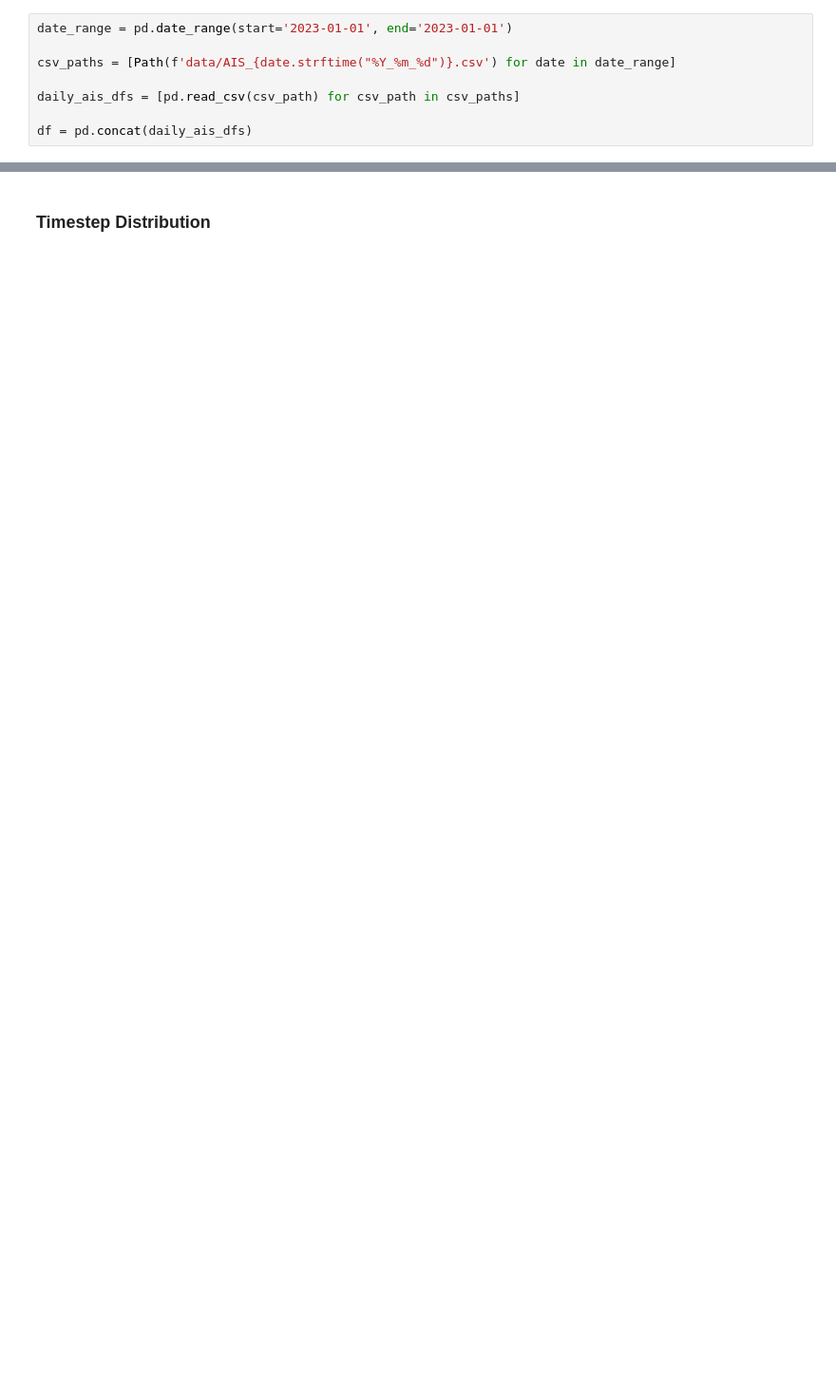
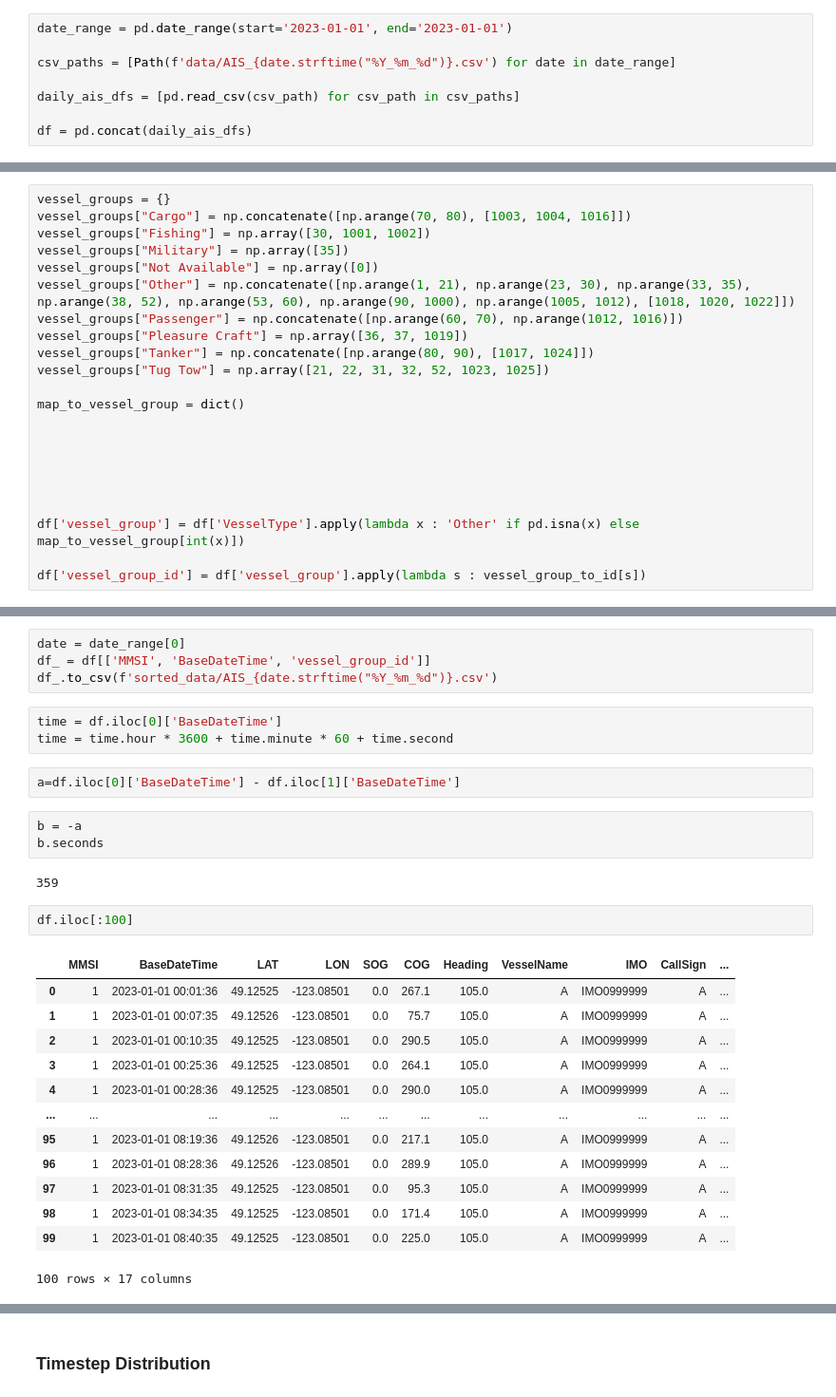
Before and after one commit to Astronauty/raytheon-ais-analysis, a Jupyter notebook: ais_analysis.ipynb, the cells around one changed output, grey strips where cells are left out. Shown: that part at 95% size. Saved outputs shown, nothing was run; the diff lists cells and outputs as text; blank space fills up the shorter version.

```diff
--- a/ais_analysis.ipynb
+++ b/ais_analysis.ipynb
@@ -23,0 +27,22 @@ df = pd.concat(daily_ais_dfs)
+# %%
+vessel_groups = {}
+vessel_groups["Cargo"] = np.concatenate([np.arange(70, 80), [1003, 1004, 1016]])
+vessel_groups["Fishing"] = np.array([30, 1001, 1002])
+vessel_groups["Military"] = np.array([35])
+vessel_groups["Not Available"] = np.array([0])
+vessel_groups["Other"] = np.concatenate([np.arange(1, 21), np.arange(23, 30), np.arange(33, 35), np.arange(38, 52), np.arange(53, 60), np.arange(90, 1000), np.arange(1005, 1012), [1018, 1020, 1022]])
+vessel_groups["Passenger"] = np.concatenate([np.arange(60, 70), np.arange(1012, 1016)])
+vessel_groups["Pleasure Craft"] = np.array([36, 37, 1019])
+vessel_groups["Tanker"] = np.concatenate([np.arange(80, 90), [1017, 1024]])
+vessel_groups["Tug Tow"] = np.array([21, 22, 31, 32, 52, 1023, 1025])
+
+map_to_vessel_group = dict()
+
+
+
+
+
+
+df['vessel_group'] = df['VesselType'].apply(lambda x : 'Other' if pd.isna(x) else  map_to_vessel_group[int(x)])
+
+df['vessel_group_id'] = df['vessel_group'].apply(lambda s : vessel_group_to_id[s])
@@ -23,0 +86,30 @@ df = pd.concat(daily_ais_dfs)
+# %%
+date = date_range[0]
+df_ = df[['MMSI', 'BaseDateTime', 'vessel_group_id']]
+df_.to_csv(f'sorted_data/AIS_{date.strftime("%Y_%m_%d")}.csv')
+# %%
+time = df.iloc[0]['BaseDateTime']
+time = time.hour * 3600 + time.minute * 60 + time.second
+# %%
+a=df.iloc[0]['BaseDateTime'] - df.iloc[1]['BaseDateTime']
+# %%
+b = -a
+b.seconds
+# %% [output]
+359
+# %%
+df.iloc[:100]
+# %% [output]
+|  | MMSI | BaseDateTime | LAT | LON | SOG | COG | Heading | VesselName | IMO | CallSign | ... |
+| 0 | 1 | 2023-01-01 00:01:36 | 49.12525 | -123.08501 | 0.0 | 267.1 | 105.0 | A | IMO0999999 | A | ... |
+| 1 | 1 | 2023-01-01 00:07:35 | 49.12526 | -123.08501 | 0.0 | 75.7 | 105.0 | A | IMO0999999 | A | ... |
+| 2 | 1 | 2023-01-01 00:10:35 | 49.12525 | -123.08501 | 0.0 | 290.5 | 105.0 | A | IMO0999999 | A | ... |
+| 3 | 1 | 2023-01-01 00:25:36 | 49.12525 | -123.08501 | 0.0 | 264.1 | 105.0 | A | IMO0999999 | A | ... |
+| 4 | 1 | 2023-01-01 00:28:36 | 49.12525 | -123.08501 | 0.0 | 290.0 | 105.0 | A | IMO0999999 | A | ... |
+| ... | ... | ... | ... | ... | ... | ... | ... | ... | ... | ... | ... |
+| 95 | 1 | 2023-01-01 08:19:36 | 49.12526 | -123.08501 | 0.0 | 217.1 | 105.0 | A | IMO0999999 | A | ... |
+| 96 | 1 | 2023-01-01 08:28:36 | 49.12526 | -123.08501 | 0.0 | 289.9 | 105.0 | A | IMO0999999 | A | ... |
+| 97 | 1 | 2023-01-01 08:31:35 | 49.12525 | -123.08501 | 0.0 | 95.3 | 105.0 | A | IMO0999999 | A | ... |
+| 98 | 1 | 2023-01-01 08:34:35 | 49.12525 | -123.08501 | 0.0 | 171.4 | 105.0 | A | IMO0999999 | A | ... |
+| 99 | 1 | 2023-01-01 08:40:35 | 49.12525 | -123.08501 | 0.0 | 225.0 | 105.0 | A | IMO0999999 | A | ... |
+100 rows × 17 columns
```
Also changed, not shown: parts of 11 cells of this notebook, 7 other files.
